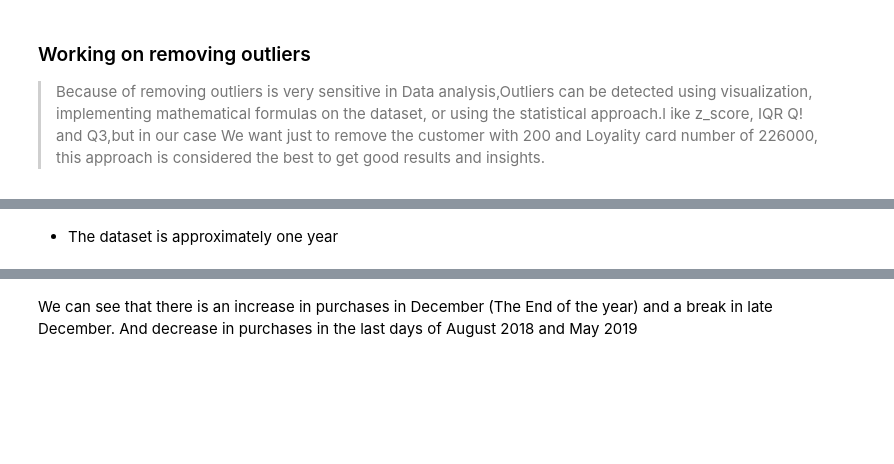
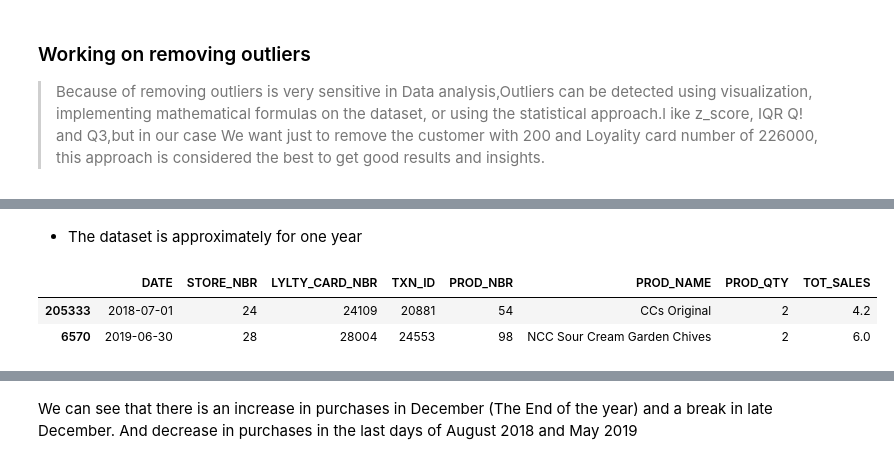
Before and after one commit to khairooo/Quantium-Internship-Experience, a Jupyter notebook: Task_01_Data_reparation_and_customer_analytics.ipynb, the cells around one changed output, grey strips where cells are left out. Cells and saved outputs as stored; diff of their text form; code cells hidden in the pictures; blank space fills up the shorter version.

```diff
--- a/Task_01_Data_reparation_and_customer_analytics.ipynb
+++ b/Task_01_Data_reparation_and_customer_analytics.ipynb
@@ -207,2 +326,2 @@ transaction["DATE"].nunique()
 # %% [markdown]
-- The dataset is approximately one year
+- The dataset is approximately for one year
@@ -212,4 +328,8 @@ transaction.isnull().sum()
 # %%
-transaction["DATE"] = pd.to_datetime(transaction["DATE"], unit='D')
-transaction.sort_values(by = "DATE", inplace = True)
-transaction.head()
+transaction.sort_values(by = "DATE", inplace = True) # Sort the DATES
+# lets get the first and the last rows from concedering DATE column as an index,
+pd.concat([transaction.head(1),transaction.tail(1)])
+# %% [output]
+|  | DATE | STORE_NBR | LYLTY_CARD_NBR | TXN_ID | PROD_NBR | PROD_NAME | PROD_QTY | TOT_SALES |
+| 205333 | 2018-07-01 | 24 | 24109 | 20881 | 54 | CCs Original | 2 | 4.2 |
+| 6570 | 2019-06-30 | 28 | 28004 | 24553 | 98 | NCC Sour Cream Garden Chives | 2 | 6.0 |
```
Also changed, not shown: parts of 25 cells of this notebook.
